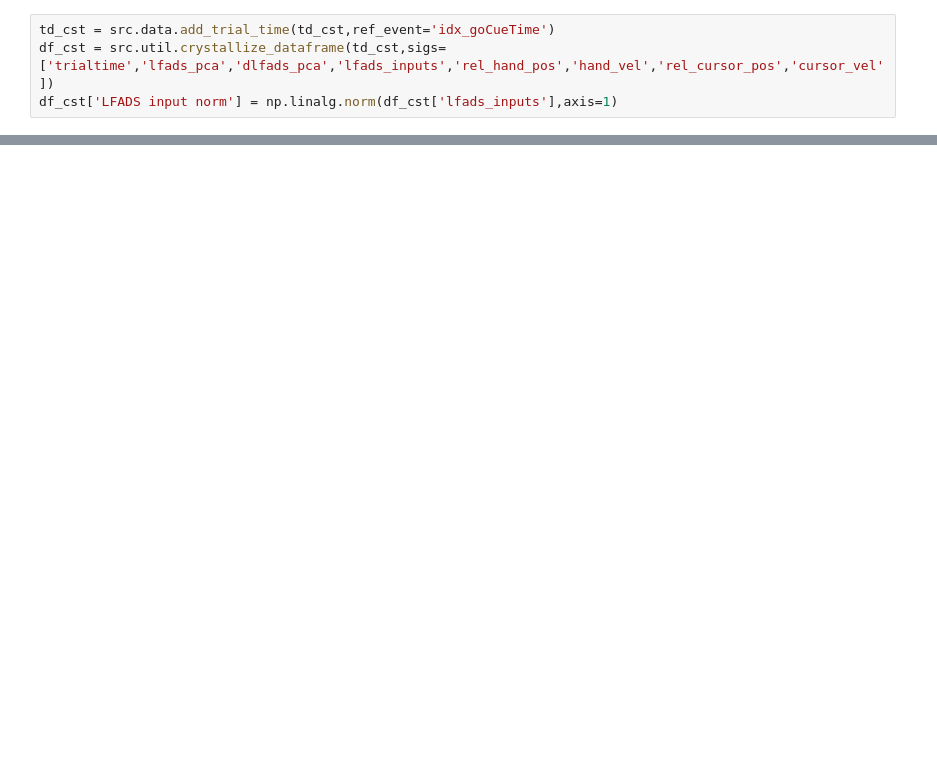
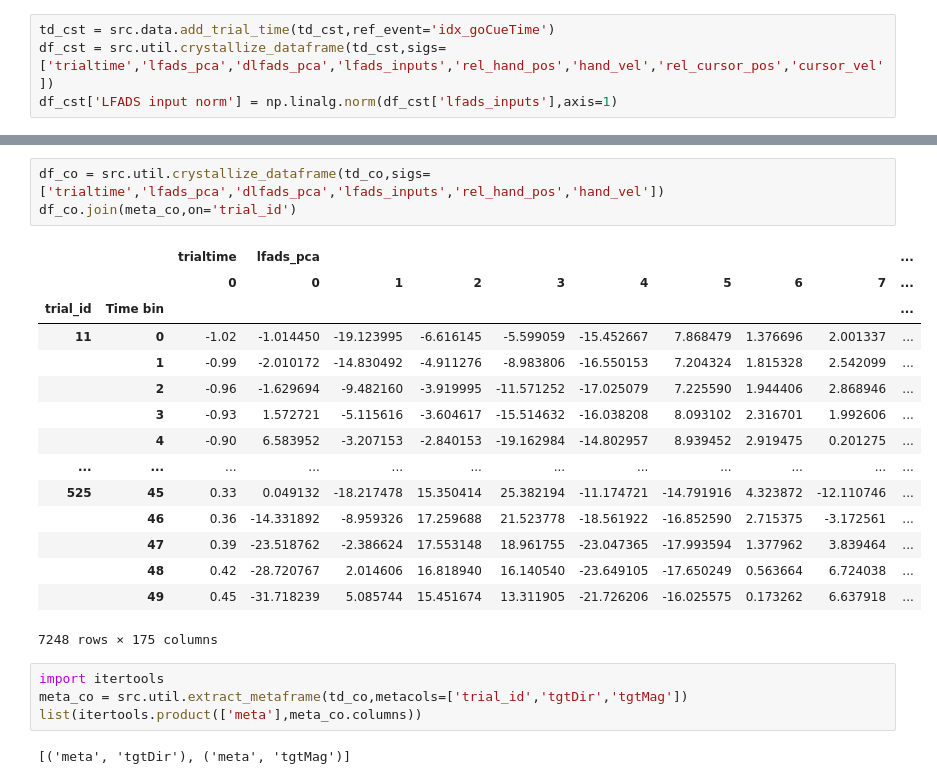
Before and after one commit to raeedcho/cst-dynamics, a Jupyter notebook: scripts/compare_cocst_tangling.ipynb, the cells around one changed output, grey strips where cells are left out. Cells and saved outputs as stored; diff of their text form; blank space fills up the shorter version.

```diff
--- a/scripts/compare_cocst_tangling.ipynb
+++ b/scripts/compare_cocst_tangling.ipynb
@@ -141,0 +195,25 @@ Error:
+# %%
+df_co = src.util.crystallize_dataframe(td_co,sigs=['trialtime','lfads_pca','dlfads_pca','lfads_inputs','rel_hand_pos','hand_vel'])
+df_co.join(meta_co,on='trial_id')
+# %% [output]
+|  |  | trialtime | lfads_pca |  |  |  |  |  |  |  | ... |
+|  |  | 0 | 0 | 1 | 2 | 3 | 4 | 5 | 6 | 7 | ... |
+| trial_id | Time bin |  |  |  |  |  |  |  |  |  | ... |
+| 11 | 0 | -1.02 | -1.014450 | -19.123995 | -6.616145 | -5.599059 | -15.452667 | 7.868479 | 1.376696 | 2.001337 | ... |
+|  | 1 | -0.99 | -2.010172 | -14.830492 | -4.911276 | -8.983806 | -16.550153 | 7.204324 | 1.815328 | 2.542099 | ... |
+|  | 2 | -0.96 | -1.629694 | -9.482160 | -3.919995 | -11.571252 | -17.025079 | 7.225590 | 1.944406 | 2.868946 | ... |
+|  | 3 | -0.93 | 1.572721 | -5.115616 | -3.604617 | -15.514632 | -16.038208 | 8.093102 | 2.316701 | 1.992606 | ... |
+|  | 4 | -0.90 | 6.583952 | -3.207153 | -2.840153 | -19.162984 | -14.802957 | 8.939452 | 2.919475 | 0.201275 | ... |
+| ... | ... | ... | ... | ... | ... | ... | ... | ... | ... | ... | ... |
+| 525 | 45 | 0.33 | 0.049132 | -18.217478 | 15.350414 | 25.382194 | -11.174721 | -14.791916 | 4.323872 | -12.110746 | ... |
+|  | 46 | 0.36 | -14.331892 | -8.959326 | 17.259688 | 21.523778 | -18.561922 | -16.852590 | 2.715375 | -3.172561 | ... |
+|  | 47 | 0.39 | -23.518762 | -2.386624 | 17.553148 | 18.961755 | -23.047365 | -17.993594 | 1.377962 | 3.839464 | ... |
+|  | 48 | 0.42 | -28.720767 | 2.014606 | 16.818940 | 16.140540 | -23.649105 | -17.650249 | 0.563664 | 6.724038 | ... |
+|  | 49 | 0.45 | -31.718239 | 5.085744 | 15.451674 | 13.311905 | -21.726206 | -16.025575 | 0.173262 | 6.637918 | ... |
+7248 rows × 175 columns
+# %%
+import itertools
+meta_co = src.util.extract_metaframe(td_co,metacols=['trial_id','tgtDir','tgtMag'])
+list(itertools.product(['meta'],meta_co.columns))
+# %% [output]
+[('meta', 'tgtDir'), ('meta', 'tgtMag')]
```
Also changed, not shown: parts of 4 cells of this notebook, 1 other file.
